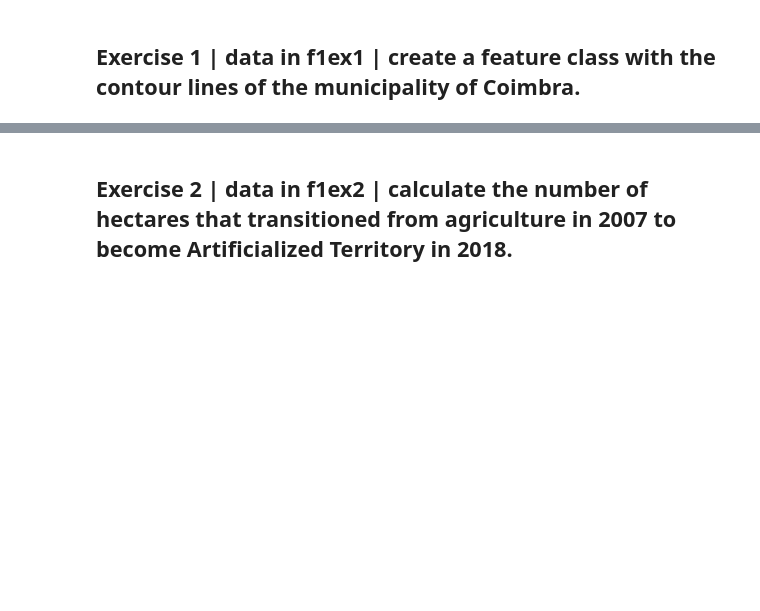
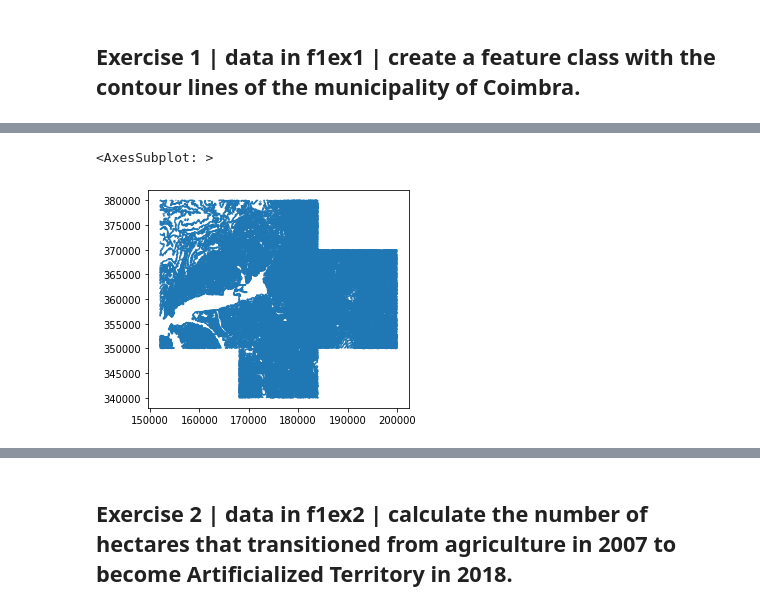
Before and after one commit to MartaSolarz/Maps_and_GISWEB, a Jupyter notebook: fichaexercicios1/solves.ipynb, the cells around one changed output, grey strips where cells are left out. Cells and saved outputs as stored; diff of their text form; code cells hidden in the pictures; blank space fills up the shorter version.

```diff
--- a/fichaexercicios1/solves.ipynb
+++ b/fichaexercicios1/solves.ipynb
@@ -78,0 +61,10 @@ union_set.plot()
+# %%
+union_set = gpd.GeoDataFrame()
+
+for gdf in gdfs:
+    union_set = gpd.GeoDataFrame(pd.concat([union_set, gdf], ignore_index=True), crs=gdf.crs)
+
+union_set.plot()
+# %% [output]
+<AxesSubplot: >
+[figure, added]
```
Also changed, not shown: parts of 18 cells of this notebook.
